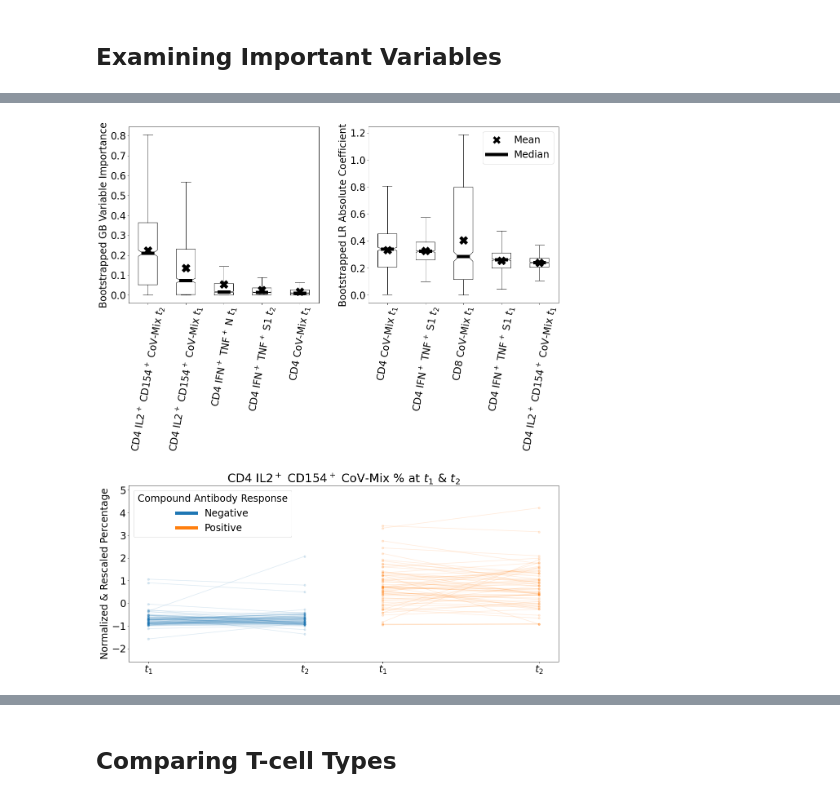
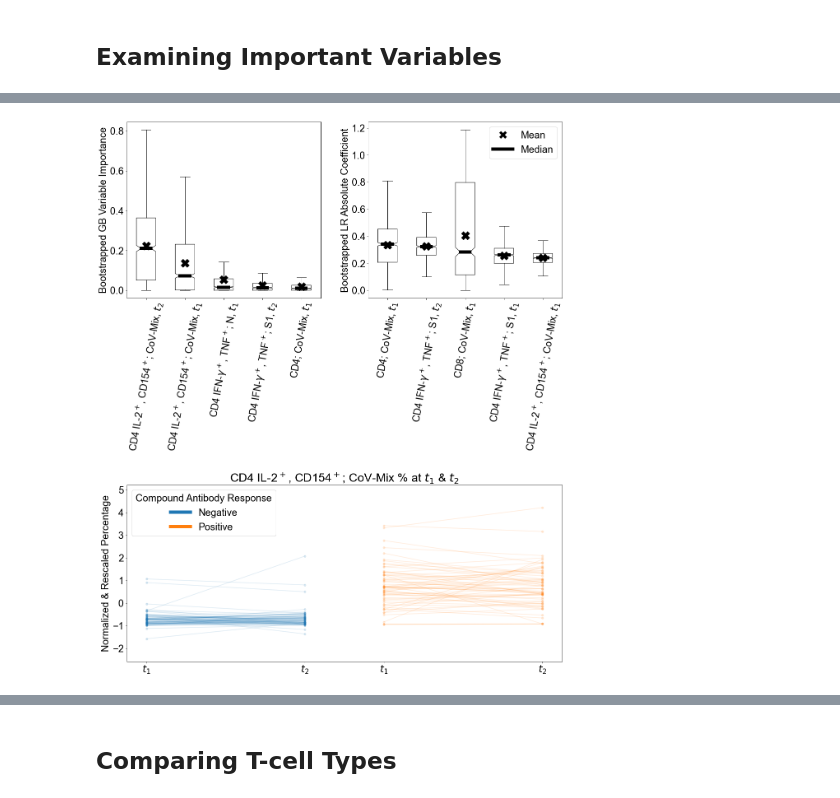
Before and after one commit to i6092467/t-cells-response-sars-cov-2, a Jupyter notebook: final_analysis.ipynb, the cells around one changed output, grey strips where cells are left out. Cells and saved outputs as stored; diff of their text form; code cells hidden in the pictures.

```diff
--- a/final_analysis.ipynb
+++ b/final_analysis.ipynb
@@ -719,9 +716,10 @@ top_features_p = feature_names_p[med_feature_importances_p.argsort()[-5:][::-1]]
 top_importances_p = feature_importances_p[:, med_feature_importances_p.argsort()[-5:][::-1]]
 
 top_features_p = [s.replace('.', ' ').replace('_S10', ' $t_1$').replace('_S11', ' $t_2$').replace(
-    '_perc', '').replace('_pos_', '$^+$ ').replace(' 2 ', ' CoV-Mix ').replace(
-    ' 3 ', ' N ').replace(' 4 ', ' S1 ').replace('8_2', '8 CoV-Mix').replace(
-    '4_2', '4 CoV-Mix') for s in top_features_p]
+    '_perc', '').replace('_pos_', '$^+$ ').replace(' 2 ', '; CoV-Mix, ').replace(
+    ' 3 ', '; N, ').replace(' 4 ', '; S1, ').replace('8_2', '8; CoV-Mix,').replace(
+    '4_2', '4; CoV-Mix,').replace('IFN', 'IFN-$\gamma$').replace('IL2',  'IL-2').replace(
+    'IL-2$^+$', 'IL-2$^+$,').replace('IFN-$\gamma$$^+$', 'IFN-$\gamma$$^+$,') for s in top_features_p]
 
 flierprops = dict(marker='o', markerfacecolor='green', markersize=12,
                   markeredgecolor='none')
@@ -751,8 +749,9 @@ top_importances_p_lr = feature_importances_p_lr[:, med_feature_importances_p_lr.
 
 top_features_p_lr = [s.replace('.', ' ').replace('_S10', ' $t_1$').replace('_S11', ' $t_2$').replace(
     '_perc', '').replace('_pos_', '$^+$ ').replace('_neg_', '− ').replace(
-    ' 2 ', ' CoV-Mix ').replace(' 3 ', ' N ').replace(' 4 ', ' S1 ').replace('8_2', '8 CoV-Mix').replace(
-    '4_2', '4 CoV-Mix') for s in top_features_p_lr]
+    ' 2 ', '; CoV-Mix, ').replace(' 3 ', '; N, ').replace(' 4 ', '; S1, ').replace('8_2', '8; CoV-Mix,').replace(
+    '4_2', '4; CoV-Mix,').replace('IFN', 'IFN-$\gamma$').replace('IL2',  'IL-2').replace(
+    'IL-2$^+$', 'IL-2$^+$,').replace('IFN-$\gamma$$^+$', 'IFN-$\gamma$$^+$,') for s in top_features_p_lr]
 
 bx = ax[1].boxplot(top_importances_p_lr, positions=np.arange(0, 5), showmeans=True, showfliers=False,
                    labels=top_features_p_lr, notch=True, flierprops=flierprops, medianprops=medianprops,
@@ -773,32 +772,32 @@ tick2='$t_2$'
 colors=cls
 labels={'tab:blue': 'Negative', 'tab:orange': 'Positive'}
 
 cnt = 1
 ticks_x = []
 for c in np.unique(colors):
     label_c = labels[c]
     x1_c = x1[colors == c]
     x2_c = x2[colors == c]
     ax[2].scatter(np.ones_like(x1_c) * cnt, x1_c, c=c, label=label_c, s=25, alpha=0.15)
     ax[2].scatter(np.ones_like(x2_c) * (cnt + 1), x2_c, c=c, s=25, alpha=0.15)
     for i in range(len(x1_c)):
         ax[2].plot([cnt, cnt + 1], [x1_c[i], x2_c[i]], c=c, alpha=0.15)
     ticks_x.append(cnt)
     ticks_x.append(cnt + 1)
     cnt = cnt + 1.5
 ax[2].set_ylim([min(np.min(x1), np.min(x2)) - 1, max(np.max(x1), np.max(x2)) + 1])
 ax[2].set_xticks(ticks=ticks_x)
 ax[2].set_xticklabels(labels=[tick1, tick2] * len(np.unique(colors)))
 ax[2].set_ylabel("Normalized & Rescaled Percentage")
 legend_elements = [Line2D([0], [0], color='tab:blue', lw=8, label='Negative'),
                   Line2D([0], [0], color='tab:orange', lw=8, label='Positive')]
 ax[2].legend(loc='upper left', handles=legend_elements, title='Compound Antibody Response')
-ax[2].set_title('CD4 IL2$^+$ CD154$^+$ CoV-Mix % at $t_1$ & $t_2$')
+ax[2].set_title('CD4 IL-2$^+$, CD154$^+$; CoV-Mix % at $t_1$ & $t_2$')
 
 plt.tight_layout(pad=2.0)
 
 
 plt.savefig(fname="figures/xgb_varimp_cons.svg", dpi=300, bbox_inches='tight')
 plt.savefig(fname="figures/xgb_varimp_cons.pdf", dpi=300, bbox_inches='tight')
 # %% [output]
-[figure, old version]
+[figure, new version]
```
Also changed, not shown: parts of 9 cells of this notebook, 1 other file.
